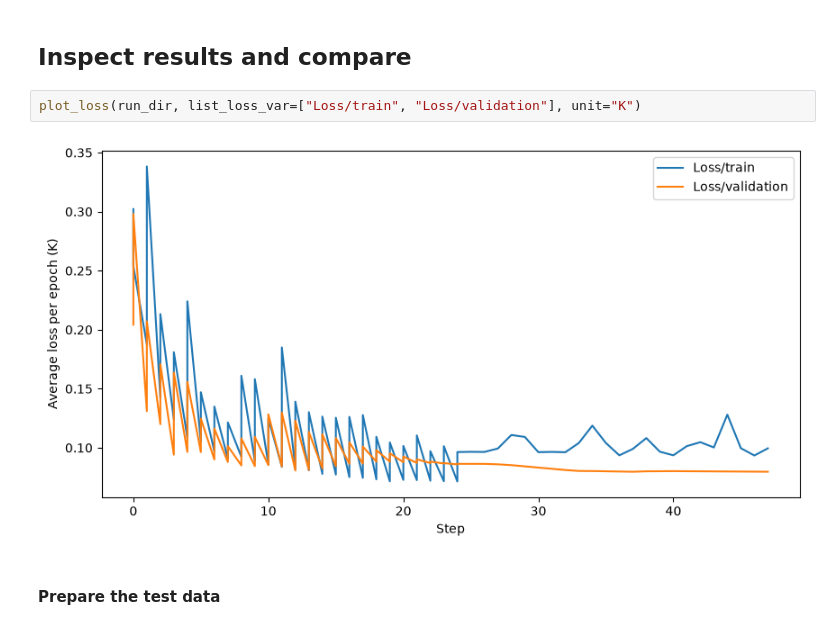
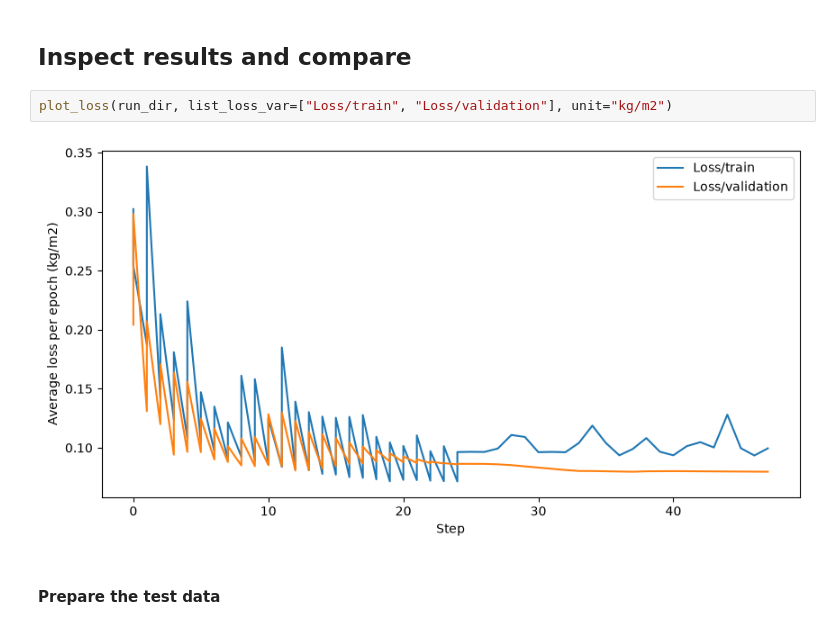
Before and after one commit to ESMValGroup/ClimaNet, a Jupyter notebook: notebooks/watervapor/training_daily_watervapor.ipynb, the cells around one changed output. Saved outputs shown, nothing was run; the diff lists cells and outputs as text.

Commit message:
update unit name

```diff
--- a/notebooks/watervapor/training_daily_watervapor.ipynb
+++ b/notebooks/watervapor/training_daily_watervapor.ipynb
@@ -219,9 +219,9 @@ Wall time: 8.33 s
 # %% [markdown]
 ## Inspect results and compare
 # %%
-plot_loss(run_dir, list_loss_var=["Loss/train", "Loss/validation"], unit="K")
+plot_loss(run_dir, list_loss_var=["Loss/train", "Loss/validation"], unit="kg/m2")
 # %% [output]
-[figure, old version]
+[figure, new version]
 # %% [markdown]
 #### Prepare the test data
 # %%
```
Also changed, not shown: parts of 4 cells of this notebook.
